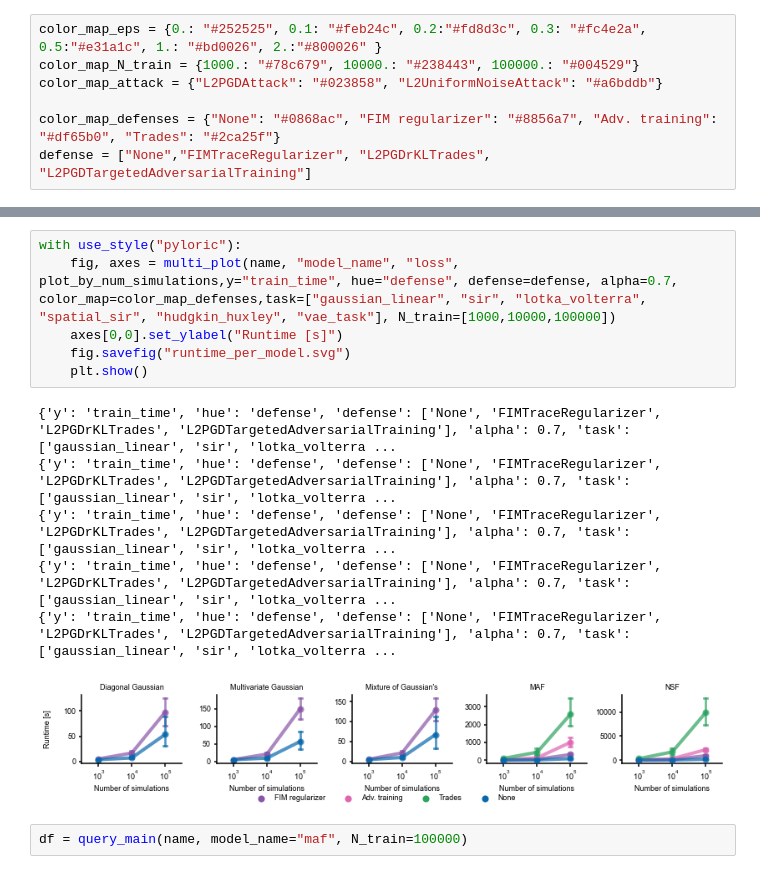
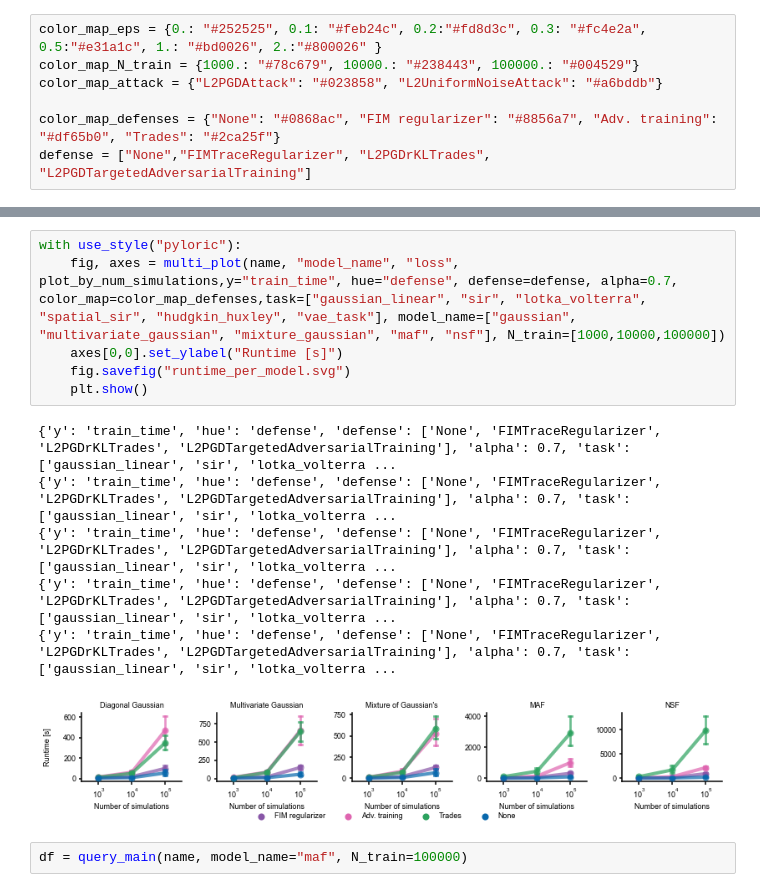
Before and after one commit to mackelab/RABI, a Jupyter notebook: figures/appendix_runtime/run_time.ipynb, the cells around one changed output, grey strips where cells are left out. Cells and saved outputs as stored; diff of their text form.

Commit message:
run_time_fig_complete

```diff
--- a/figures/appendix_runtime/run_time.ipynb
+++ b/figures/appendix_runtime/run_time.ipynb
@@ -41,16 +41,16 @@ with use_style("pyloric"):
 # %%
 with use_style("pyloric"):
-    fig, axes = multi_plot(name, "model_name", "loss", plot_by_num_simulations,y="train_time", hue="defense", defense=defense, alpha=0.7, color_map=color_map_defenses,task=["gaussian_linear", "sir", "lotka_volterra", "spatial_sir", "hudgkin_huxley", "vae_task"], N_train=[1000,10000,100000])
+    fig, axes = multi_plot(name, "model_name", "loss", plot_by_num_simulations,y="train_time", hue="defense", defense=defense, alpha=0.7, color_map=color_map_defenses,task=["gaussian_linear", "sir", "lotka_volterra", "spatial_sir", "hudgkin_huxley", "vae_task"], model_name=["gaussian", "multivariate_gaussian", "mixture_gaussian", "maf", "nsf"], N_train=[1000,10000,100000])
     axes[0,0].set_ylabel("Runtime [s]")
     fig.savefig("runtime_per_model.svg")
     plt.show()
 # %% [output]
 {'y': 'train_time', 'hue': 'defense', 'defense': ['None', 'FIMTraceRegularizer', 'L2PGDrKLTrades', 'L2PGDTargetedAdversarialTraining'], 'alpha': 0.7, 'task': ['gaussian_linear', 'sir', 'lotka_volterra ...
 {'y': 'train_time', 'hue': 'defense', 'defense': ['None', 'FIMTraceRegularizer', 'L2PGDrKLTrades', 'L2PGDTargetedAdversarialTraining'], 'alpha': 0.7, 'task': ['gaussian_linear', 'sir', 'lotka_volterra ...
 {'y': 'train_time', 'hue': 'defense', 'defense': ['None', 'FIMTraceRegularizer', 'L2PGDrKLTrades', 'L2PGDTargetedAdversarialTraining'], 'alpha': 0.7, 'task': ['gaussian_linear', 'sir', 'lotka_volterra ...
 {'y': 'train_time', 'hue': 'defense', 'defense': ['None', 'FIMTraceRegularizer', 'L2PGDrKLTrades', 'L2PGDTargetedAdversarialTraining'], 'alpha': 0.7, 'task': ['gaussian_linear', 'sir', 'lotka_volterra ...
 {'y': 'train_time', 'hue': 'defense', 'defense': ['None', 'FIMTraceRegularizer', 'L2PGDrKLTrades', 'L2PGDTargetedAdversarialTraining'], 'alpha': 0.7, 'task': ['gaussian_linear', 'sir', 'lotka_volterra ...
-[figure, old version]
+[figure, new version]
 # %%
 df = query_main(name, model_name="maf", N_train=100000)
 # %%
```
Also changed, not shown: parts of 2 cells of this notebook, 10 other files.
